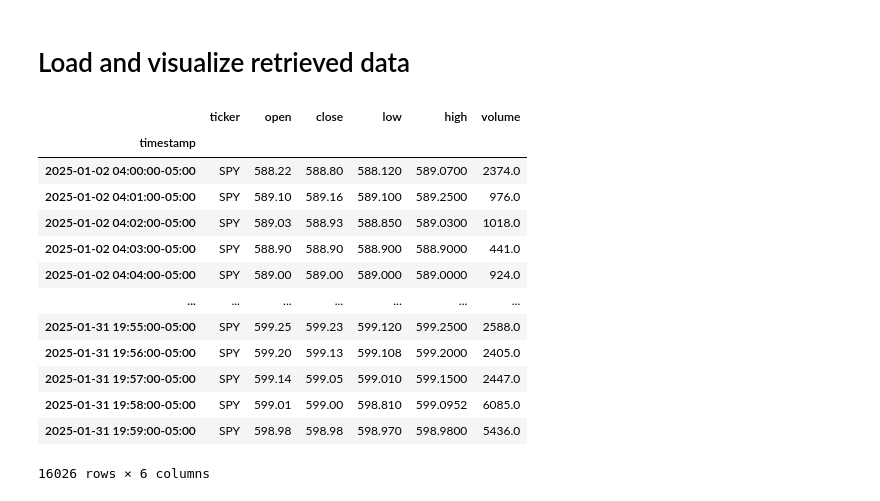
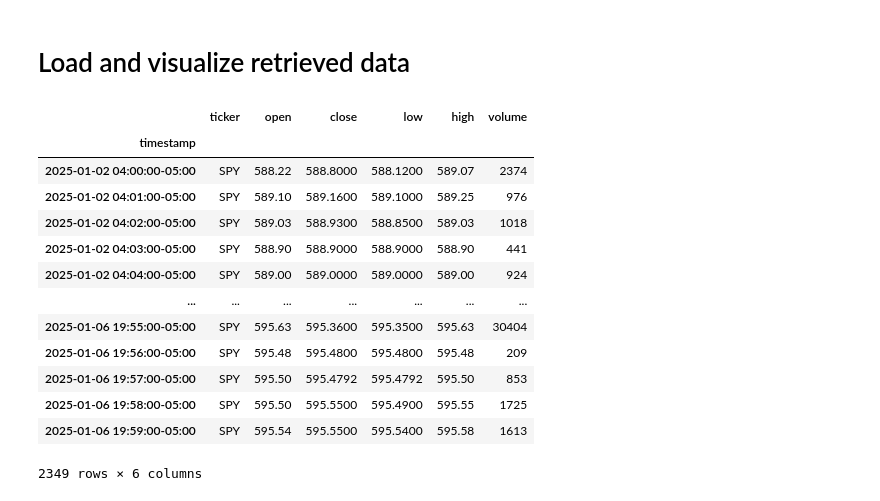
Before and after one commit to sukiboo/historical-asset-prices, a Jupyter notebook: load_data.ipynb, the cells around one changed output. Cells and saved outputs as stored; diff of their text form; code cells hidden in the pictures.

```diff
--- a/load_data.ipynb
+++ b/load_data.ipynb
@@ -11,21 +11,21 @@ sns.set_theme(style="darkgrid", palette="muted", font="monospace", rc={"lines.li
 
 ticker = "SPY"
 # %%
-stocks = pd.read_parquet(glob.glob(f"./data/stocks/{ticker}/*.parquet")).sort_index()
+stocks = pd.read_parquet(glob.glob(f"./data/prices/stocks/{ticker}/*.parquet")).sort_index()
 stocks
 # %% [output]
 |  | ticker | open | close | low | high | volume |
 | timestamp |  |  |  |  |  |  |
-| 2025-01-02 04:00:00-05:00 | SPY | 588.22 | 588.80 | 588.120 | 589.0700 | 2374.0 |
-| 2025-01-02 04:01:00-05:00 | SPY | 589.10 | 589.16 | 589.100 | 589.2500 | 976.0 |
-| 2025-01-02 04:02:00-05:00 | SPY | 589.03 | 588.93 | 588.850 | 589.0300 | 1018.0 |
-| 2025-01-02 04:03:00-05:00 | SPY | 588.90 | 588.90 | 588.900 | 588.9000 | 441.0 |
-| 2025-01-02 04:04:00-05:00 | SPY | 589.00 | 589.00 | 589.000 | 589.0000 | 924.0 |
+| 2025-01-02 04:00:00-05:00 | SPY | 588.22 | 588.8000 | 588.1200 | 589.07 | 2374 |
+| 2025-01-02 04:01:00-05:00 | SPY | 589.10 | 589.1600 | 589.1000 | 589.25 | 976 |
+| 2025-01-02 04:02:00-05:00 | SPY | 589.03 | 588.9300 | 588.8500 | 589.03 | 1018 |
+| 2025-01-02 04:03:00-05:00 | SPY | 588.90 | 588.9000 | 588.9000 | 588.90 | 441 |
+| 2025-01-02 04:04:00-05:00 | SPY | 589.00 | 589.0000 | 589.0000 | 589.00 | 924 |
 | ... | ... | ... | ... | ... | ... | ... |
-| 2025-01-31 19:55:00-05:00 | SPY | 599.25 | 599.23 | 599.120 | 599.2500 | 2588.0 |
-| 2025-01-31 19:56:00-05:00 | SPY | 599.20 | 599.13 | 599.108 | 599.2000 | 2405.0 |
-| 2025-01-31 19:57:00-05:00 | SPY | 599.14 | 599.05 | 599.010 | 599.1500 | 2447.0 |
-| 2025-01-31 19:58:00-05:00 | SPY | 599.01 | 599.00 | 598.810 | 599.0952 | 6085.0 |
-| 2025-01-31 19:59:00-05:00 | SPY | 598.98 | 598.98 | 598.970 | 598.9800 | 5436.0 |
+| 2025-01-06 19:55:00-05:00 | SPY | 595.63 | 595.3600 | 595.3500 | 595.63 | 30404 |
+| 2025-01-06 19:56:00-05:00 | SPY | 595.48 | 595.4800 | 595.4800 | 595.48 | 209 |
+| 2025-01-06 19:57:00-05:00 | SPY | 595.50 | 595.4792 | 595.4792 | 595.50 | 853 |
+| 2025-01-06 19:58:00-05:00 | SPY | 595.50 | 595.5500 | 595.4900 | 595.55 | 1725 |
+| 2025-01-06 19:59:00-05:00 | SPY | 595.54 | 595.5500 | 595.5400 | 595.58 | 1613 |
-16026 rows × 6 columns
+2349 rows × 6 columns
 # %%
```
Also changed, not shown: parts of 2 cells of this notebook, 7 other files.
